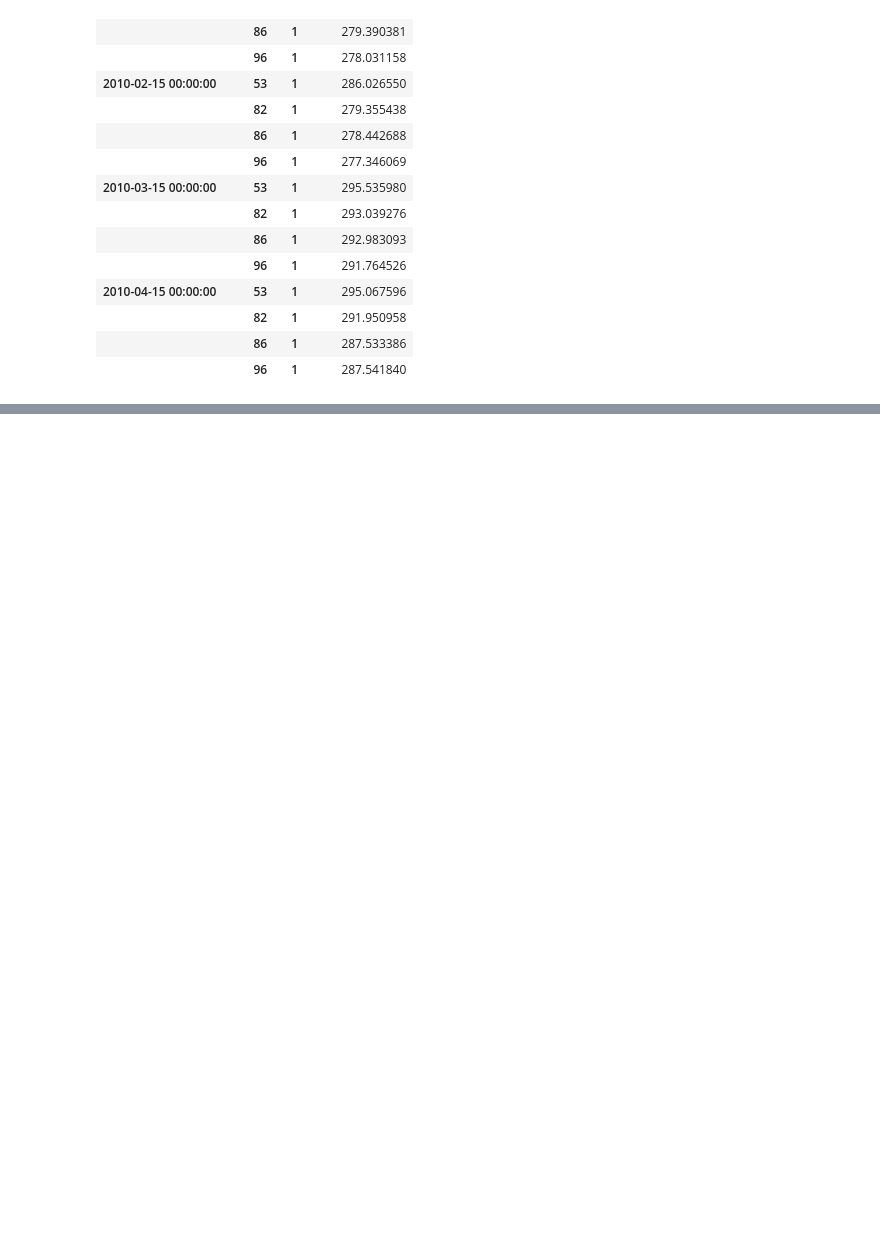
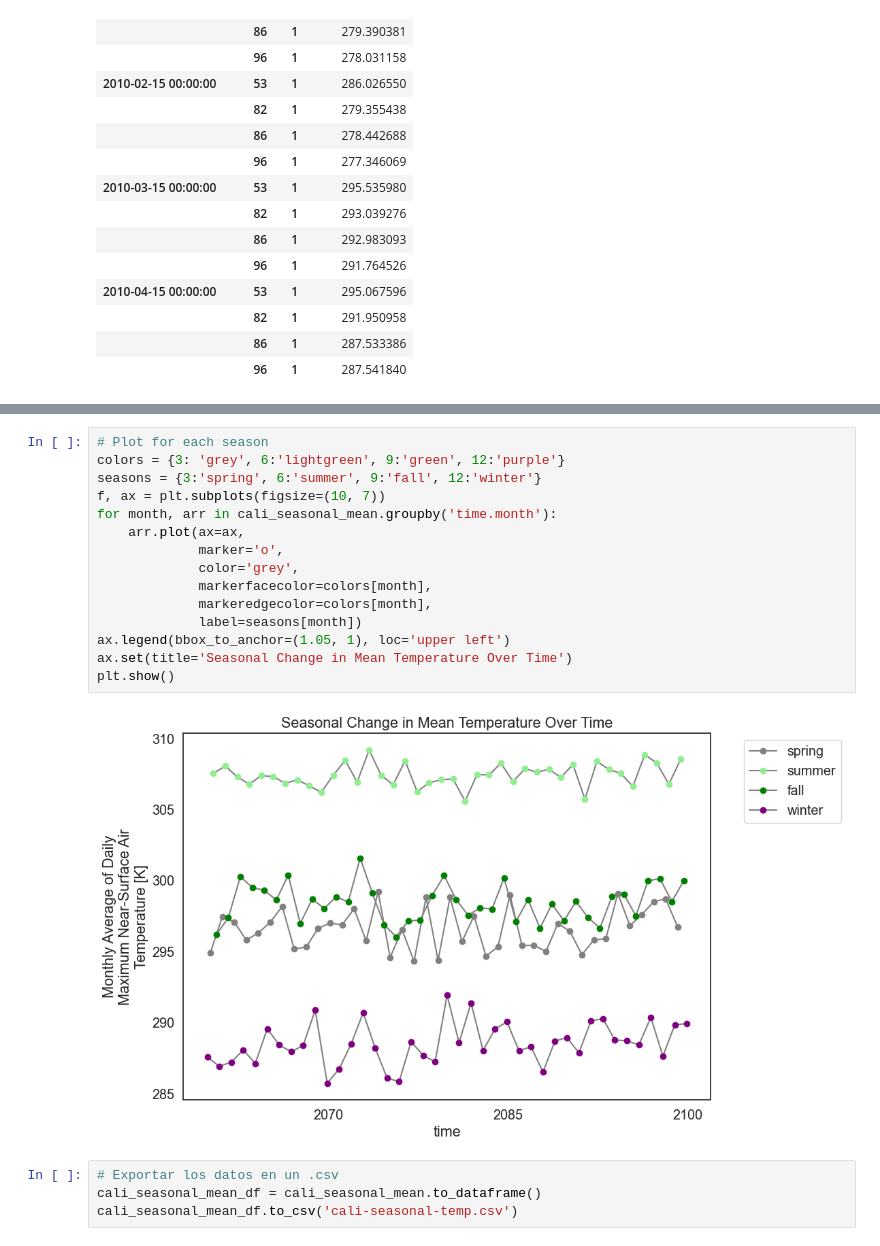
Before and after one commit to francescofustinoni/earthlab, a Jupyter notebook: hierarchical-data/NetCDF4CaliforniaClimateAnalysis.ipynb, the cells around one changed output, grey strips where cells are left out. Cells and saved outputs as stored; diff of their text form; blank space fills up the shorter version.

```diff
--- a/hierarchical-data/NetCDF4CaliforniaClimateAnalysis.ipynb
+++ b/hierarchical-data/NetCDF4CaliforniaClimateAnalysis.ipynb
@@ -177,0 +259,21 @@ two_months_west_coast.groupby('region').mean(['lat', 'lon']).to_dataframe()
+# %%
+# Plot for each season
+colors = {3: 'grey', 6:'lightgreen', 9:'green', 12:'purple'}
+seasons = {3:'spring', 6:'summer', 9:'fall', 12:'winter'}
+f, ax = plt.subplots(figsize=(10, 7))
+for month, arr in cali_seasonal_mean.groupby('time.month'):
+    arr.plot(ax=ax,
+             marker='o',
+             color='grey',
+             markerfacecolor=colors[month],
+             markeredgecolor=colors[month],
+             label=seasons[month])
+ax.legend(bbox_to_anchor=(1.05, 1), loc='upper left')
+ax.set(title='Seasonal Change in Mean Temperature Over Time')
+plt.show()
+# %% [output]
+[figure, added]
+# %%
+# Exportar los datos en un .csv
+cali_seasonal_mean_df = cali_seasonal_mean.to_dataframe()
+cali_seasonal_mean_df.to_csv('cali-seasonal-temp.csv')
```
Also changed, not shown: parts of 13 cells of this notebook.
